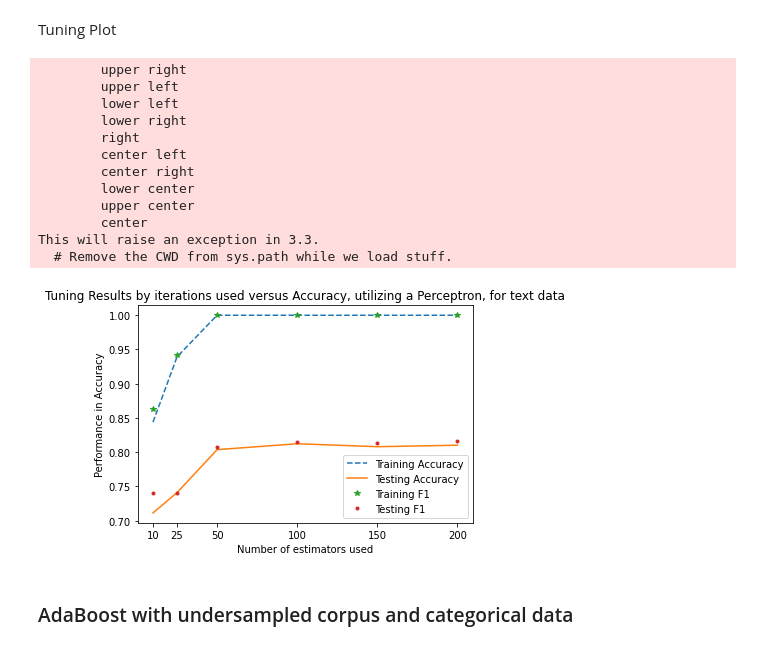
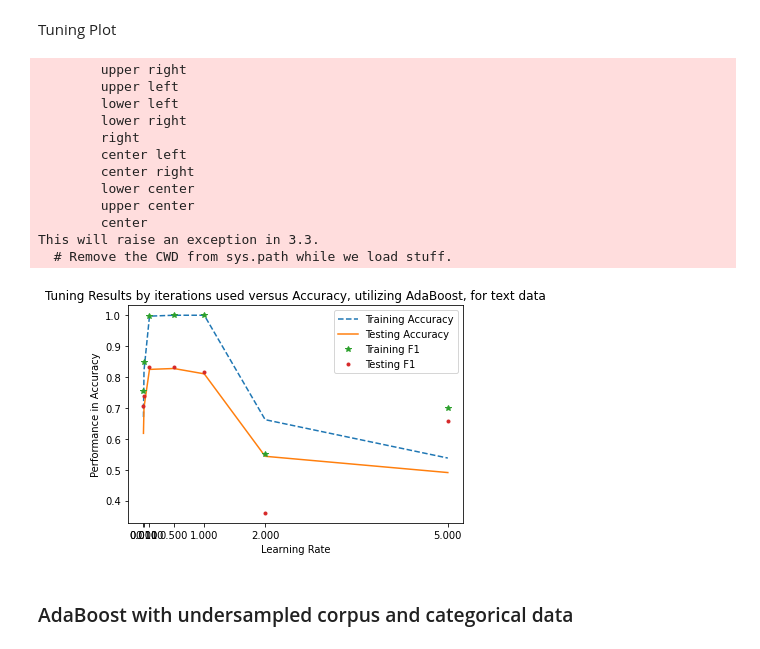
Before and after one commit to hunterblum/Job-Fraud-Detection, a Jupyter notebook: Group2_ML_Final.ipynb, the cells around one changed output. Drawn from its saved outputs; the diff is of its cells as text; code cells hidden in the pictures.

Commit message:
Re-ran AdaBoost and Perceptron model with CV + more iterations; got CMs for both as well using best parameters

```diff
--- a/Group2_ML_Final.ipynb
+++ b/Group2_ML_Final.ipynb
@@ -821,0 +952,7 @@ Build Model
+# %%
+# creating base model
+
+ada_final = AdaBoostClassifier(learning_rate = 1, n_estimators = 200, random_state = 42)
+
+ada_final.fit(X_train, y_train)
+y_pred = ada_final.predict(X_test)
@@ -822,25 +978,17 @@ Build Model
 # %%
-# first, to run AdaBoost on the all corpus text data
-y = y_under
-labenc = LabelEncoder()
-y = labenc.fit_transform(y)
-
-X = Job_corpus_under.drop(columns = ['fraudulent'])
-
-X_train, X_test, y_train, y_test = train_test_split(X, y, test_size = 0.80, random_state=42)
-
-n_estimators = [10,25,50,100,150,200]
-
+# looping over AdaBoost on the all corpus text data to plot error
+# when adjusting learning rate
+learning_rate =  [.001, .01, .1, .5, 1, 2, 5]
 ada_all_corpus = []
-for i in n_estimators:
-  model = AdaBoostClassifier(n_estimators = i).fit(X_train, y_train)
+for i in learning_rate:
+  model = AdaBoostClassifier(n_estimators = 200, learning_rate = i).fit(X_train, y_train)
   y_pred_train = model.predict(X_train)
   y_pred_test = model.predict(X_test)
   train_acc = accuracy_score(y_train, y_pred_train)
   train_f1 = f1_score(y_train, y_pred_train)
   test_acc = accuracy_score(y_test, y_pred_test)
   test_f1 = f1_score(y_test, y_pred_test)
-  ada_all_corpus.append({"Number of estimators": i, "Training Accuracy": train_acc, "Training F1": train_f1, "Testing Accuracy": test_acc, "Testing F1": test_f1})
+  ada_all_corpus.append({"Learning Rate": i, "Training Accuracy": train_acc, "Training F1": train_f1, "Testing Accuracy": test_acc, "Testing F1": test_f1})
 
 pd.DataFrame(ada_all_corpus)
 # %% [output]
@@ -864,31 +1013,31 @@ Tuning Plot
 # %%
 # here is for both training and testing
 
 ada_all_corpus = pd.DataFrame(ada_all_corpus)
-plt.plot(ada_all_corpus['Number of estimators'], ada_all_corpus['Training Accuracy'], '--', label='Training Accuracy')
-plt.plot(ada_all_corpus['Number of estimators'], ada_all_corpus['Testing Accuracy'], label='Testing Accuracy')
-plt.plot(ada_all_corpus['Number of estimators'], ada_all_corpus['Training F1'], '*', label='Training F1')
-plt.plot(ada_all_corpus['Number of estimators'], ada_all_corpus['Testing F1'], '.', label='Testing F1')
+plt.plot(ada_all_corpus['Learning Rate'], ada_all_corpus['Training Accuracy'], '--', label='Training Accuracy')
+plt.plot(ada_all_corpus['Learning Rate'], ada_all_corpus['Testing Accuracy'], label='Testing Accuracy')
+plt.plot(ada_all_corpus['Learning Rate'], ada_all_corpus['Training F1'], '*', label='Training F1')
+plt.plot(ada_all_corpus['Learning Rate'], ada_all_corpus['Testing F1'], '.', label='Testing F1')
 
-plt.xticks(ada_all_corpus['Number of estimators'])
+plt.xticks(ada_all_corpus['Learning Rate'])
 plt.legend(loc = 'bottom right')
-plt.xlabel('Number of estimators used')
+plt.xlabel('Learning Rate')
 plt.ylabel('Performance in Accuracy')
-plt.title("Tuning Results by iterations used versus Accuracy, utilizing a Perceptron, for text data");
+plt.title("Tuning Results by iterations used versus Accuracy, utilizing AdaBoost, for text data");
 # %% [output]
         upper right
         upper left
         lower left
         lower right
         right
         center left
         center right
         lower center
         upper center
         center
 This will raise an exception in 3.3.
   # Remove the CWD from sys.path while we load stuff.
-[figure, old version]
+[figure, new version]
 # %% [markdown]
 ### AdaBoost with undersampled corpus and categorical data
 # %% [markdown]
```
Also changed, not shown: parts of 24 cells of this notebook.
